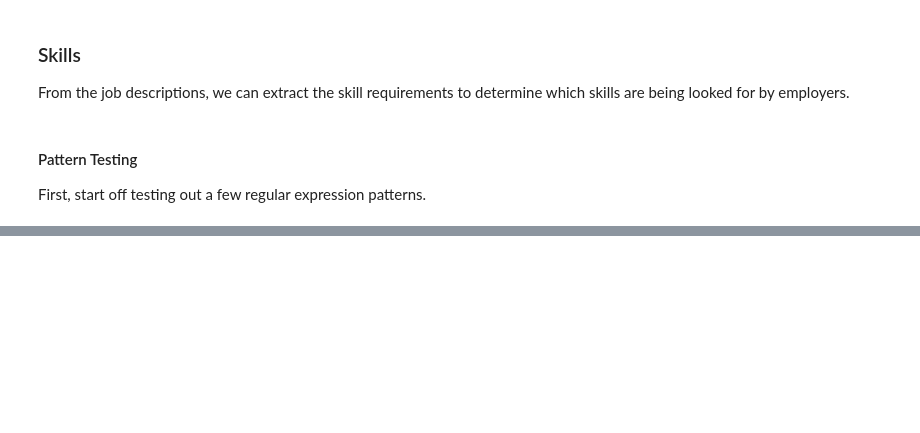
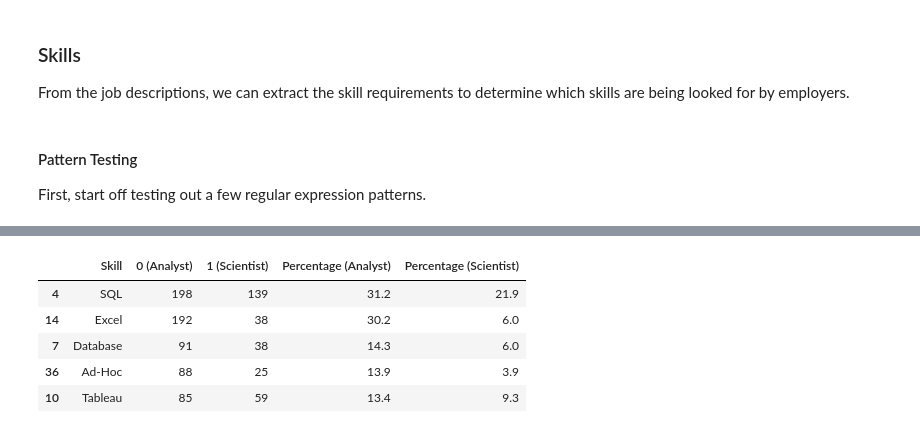
Before and after one commit to jma199/nlp-jobmarket, a Jupyter notebook: 2 main_jobdesc_eda_sql.ipynb, the cells around one changed output, grey strips where cells are left out. Saved outputs shown, nothing was run; the diff lists cells and outputs as text; code cells hidden in the pictures; blank space fills up the shorter version.

```diff
--- a/2 main_jobdesc_eda_sql.ipynb
+++ b/2 main_jobdesc_eda_sql.ipynb
@@ -559,0 +522,10 @@ skills
+# %%
+def count_skill(pattern, text):
+    '''Count the number of job descriptions that require a specific skill.
+    Save results in dictionary.'''
+
+    skill_count = 0
+    pattern_object = re.compile(pattern)
+    if pattern_object.search(text):
+        skill_count += 1
+    return skill_count
@@ -559,0 +547,7 @@ skills
+# %%
+# combine both dictionaries
+skills_all = {key: [value] for key, value in skills0_dict.items()}
+
+for skill, count in skills_all.items():
+    count.append(skills1_dict[skill])
+skills_all
@@ -591,0 +594,10 @@ skill_df.head()
+# %%
+skill_df2.sort_values(by=['0 (Analyst)'], inplace=True, ascending=False)
+skill_df2.head()
+# %% [output]
+|  | Skill | 0 (Analyst) | 1 (Scientist) | Percentage (Analyst) | Percentage (Scientist) |
+| 4 | SQL | 198 | 139 | 31.2 | 21.9 |
+| 14 | Excel | 192 | 38 | 30.2 | 6.0 |
+| 7 | Database | 91 | 38 | 14.3 | 6.0 |
+| 36 | Ad-Hoc | 88 | 25 | 13.9 | 3.9 |
+| 10 | Tableau | 85 | 59 | 13.4 | 9.3 |
```
Also changed, not shown: parts of 18 cells of this notebook, 1 other file.
